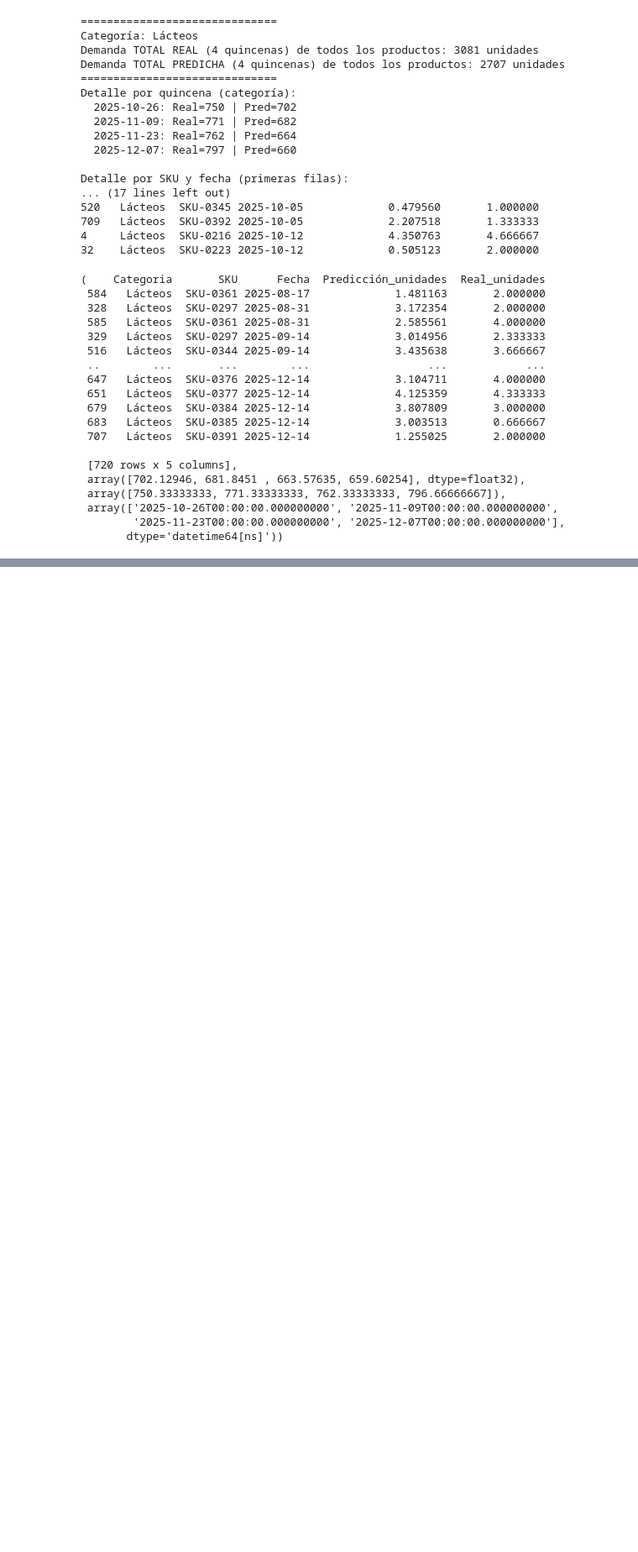
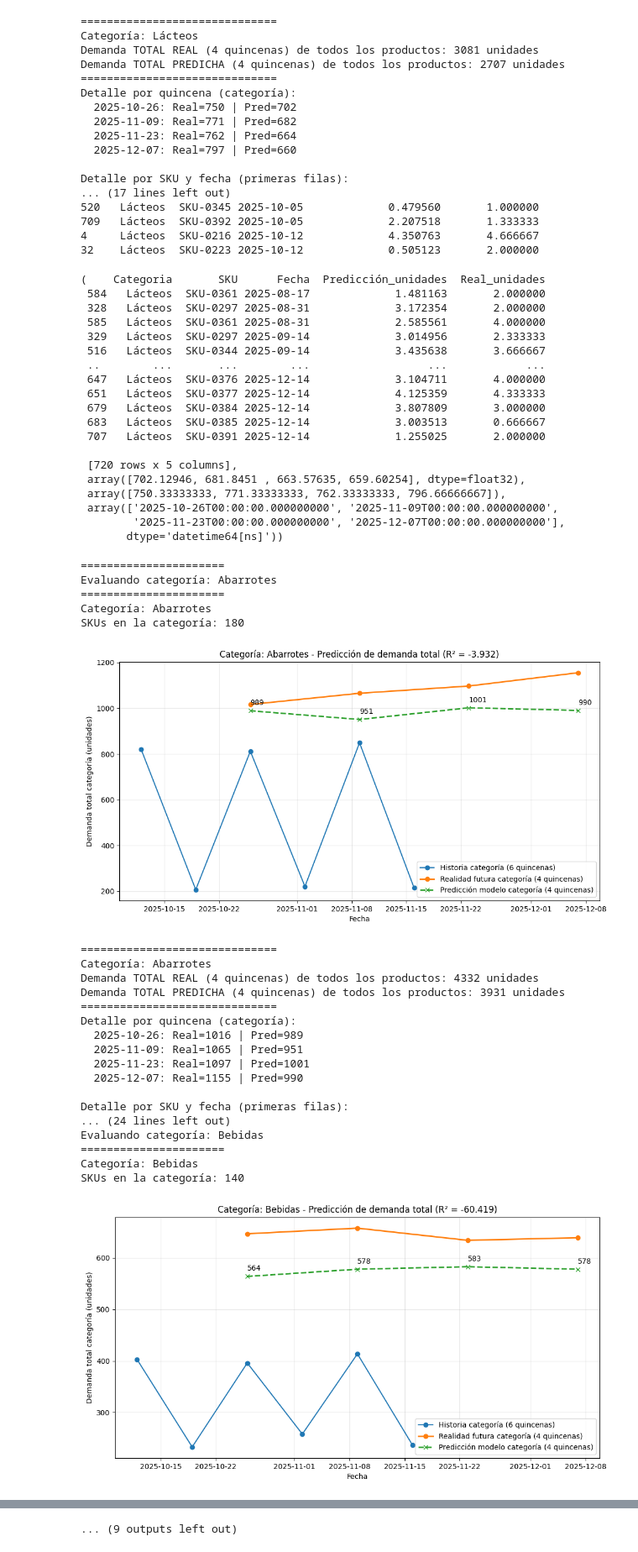
Before and after one commit to louxart/Willy-AI, a Jupyter notebook: train_dataset/GPT.ipynb, the cells around one changed output, grey strips where cells are left out. Shown at 84% size. Cells and saved outputs as stored; diff of their text form; code cells hidden in the pictures; blank space fills up the shorter version.

Commit message:
Creacion de entrenamiento en base a categorias

```diff
--- a/train_dataset/GPT.ipynb
+++ b/train_dataset/GPT.ipynb
@@ -779,0 +825,33 @@ Detalle por SKU y fecha (primeras filas):
+# %%
+# Evaluar TODAS las categorías
+df_resumen = evaluar_varias_categorias()
+
+# O solo algunas específicas
+df_resumen_algunas = evaluar_varias_categorias(
+    categorias=['Lácteos', 'Snacks', 'Abarrotes']
+)
+# %% [output]
+======================
+Evaluando categoría: Abarrotes
+======================
+Categoría: Abarrotes
+SKUs en la categoría: 180
+[figure, added]
+==============================
+Categoría: Abarrotes
+Demanda TOTAL REAL (4 quincenas) de todos los productos: 4332 unidades
+Demanda TOTAL PREDICHA (4 quincenas) de todos los productos: 3931 unidades
+==============================
+Detalle por quincena (categoría):
+  2025-10-26: Real=1016 | Pred=989
+  2025-11-09: Real=1065 | Pred=951
+  2025-11-23: Real=1097 | Pred=1001
+  2025-12-07: Real=1155 | Pred=990
+
+Detalle por SKU y fecha (primeras filas):
+... (24 lines left out)
+Evaluando categoría: Bebidas
+======================
+Categoría: Bebidas
+SKUs en la categoría: 140
+[figure, added]
@@ -779,0 +930 @@ Detalle por SKU y fecha (primeras filas):
+... (9 outputs left out)
```
Also changed, not shown: parts of 2 cells of this notebook, 1 other file.
